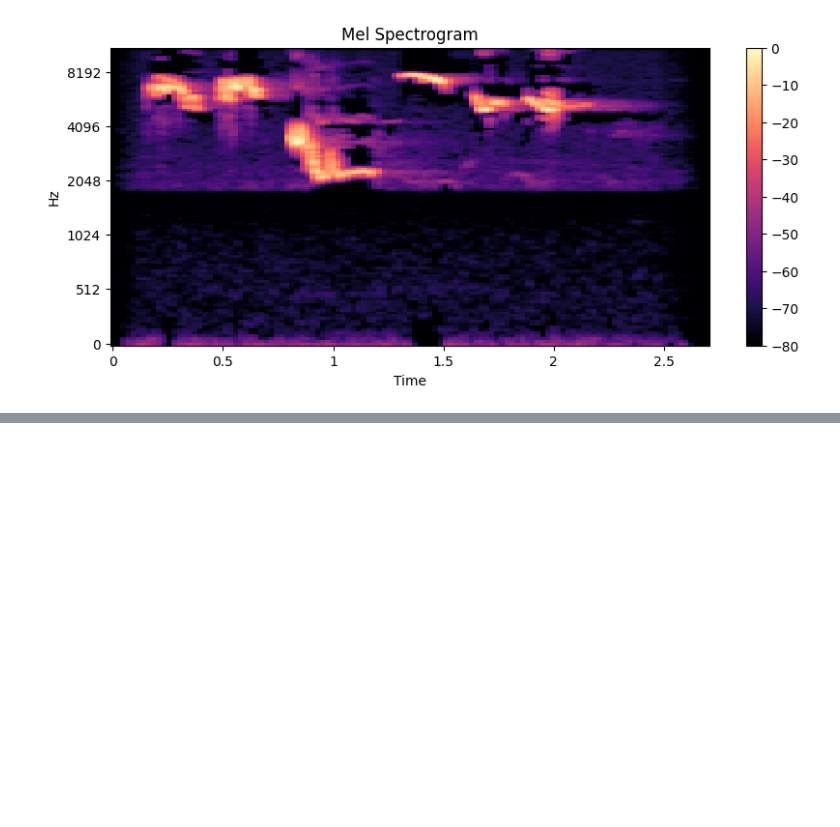
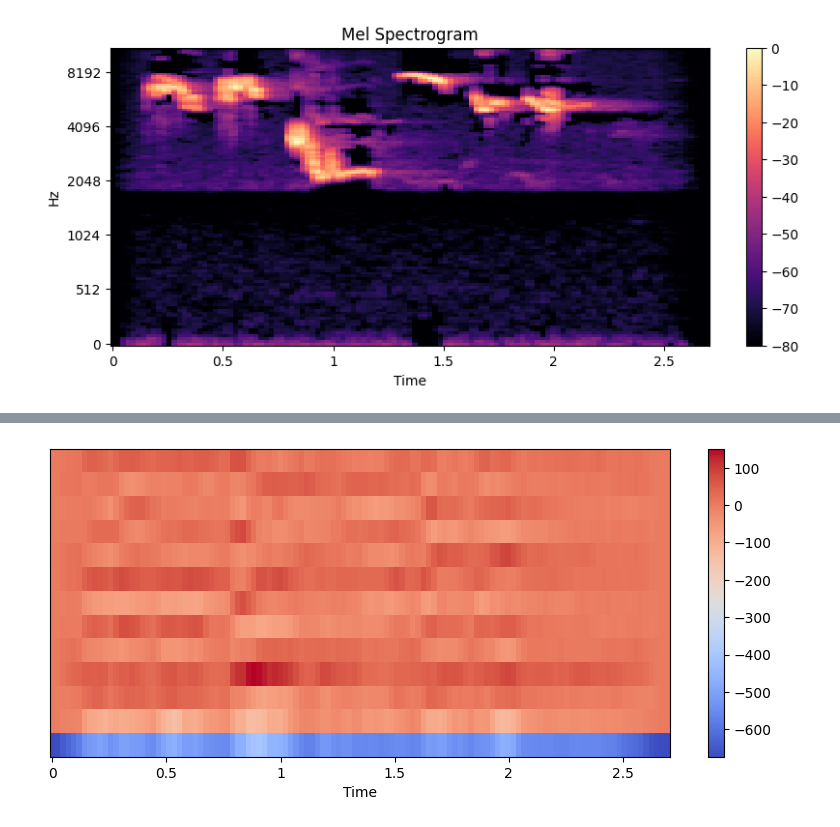
Before and after one commit to luqman-x/Pytorch-Practices, a Jupyter notebook: Py_Torch_Practices/Respiratory Audio CNN/librosa_fundementals.ipynb, the cells around one changed output, grey strips where cells are left out. Drawn from its saved outputs; the diff is of its cells as text; code cells hidden in the pictures; blank space fills up the shorter version.

```diff
--- a/Py_Torch_Practices/Respiratory Audio CNN/librosa_fundementals.ipynb
+++ b/Py_Torch_Practices/Respiratory Audio CNN/librosa_fundementals.ipynb
@@ -132,0 +144,16 @@ plt.show()
+# %%
+mfcc = librosa.feature.mfcc(
+    y=audio,
+    sr=sr,
+    n_mfcc=13
+)
+
+plt.figure(figsize=(10, 4))
+librosa.display.specshow(
+    mfcc,
+    x_axis='time',
+)
+plt.colorbar()
+plt.show()
+# %% [output]
+[figure, added]
```
Also changed, not shown: parts of 12 cells of this notebook.
